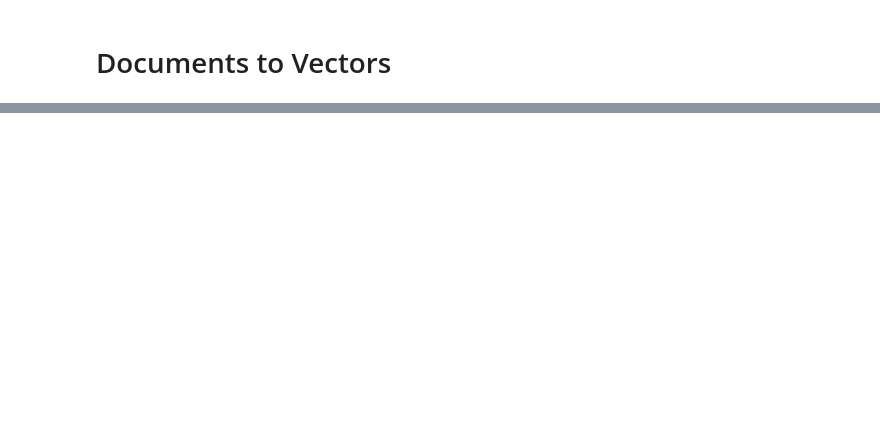
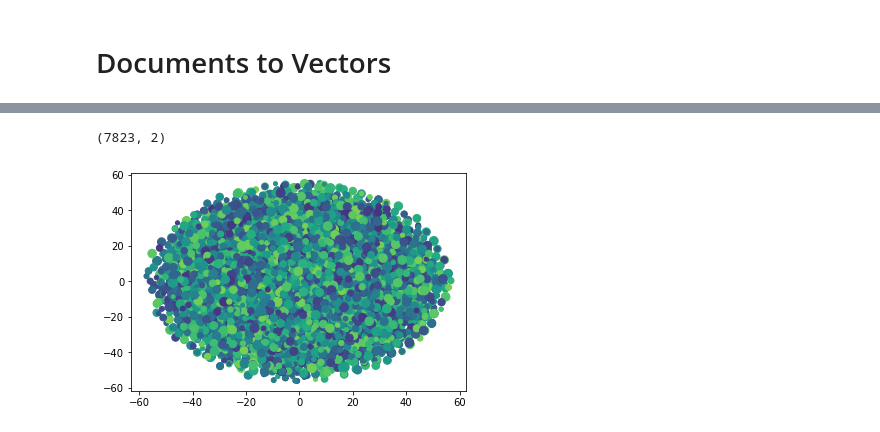
Before and after one commit to spec2/ThesisVisualizationTools, a Jupyter notebook: main.ipynb, the cells around one changed output, grey strips where cells are left out. Cells and saved outputs as stored; diff of their text form; code cells hidden in the pictures; blank space fills up the shorter version.

```diff
--- a/main.ipynb
+++ b/main.ipynb
@@ -113,0 +190,17 @@ array([ 0.54577327,  0.62607336,  0.33639103, -0.6962394 ,  0.28107893],
+# %%
+from sklearn.manifold import TSNE
+
+X = out.iloc[:, 1:]
+tsne = TSNE(random_state=42) # , init='pca', learning_rate="auto"
+x_tsne = tsne.fit_transform(X)
+x_tsne.shape
+# %% [output]
+(7823, 2)
+# %%
+fig, ax = plt.subplots()
+sizes = np.random.uniform(15, 80, len(x_tsne[:, 0]))
+colors = np.random.uniform(15, 80, len(x_tsne[:, 0]))
+ax.scatter(x_tsne[:, 0], x_tsne[:, 1], s=sizes, c=colors, vmin=0, vmax=100)
+plt.show()
+# %% [output]
+[figure, added]
```
Also changed, not shown: parts of 12 cells of this notebook.
